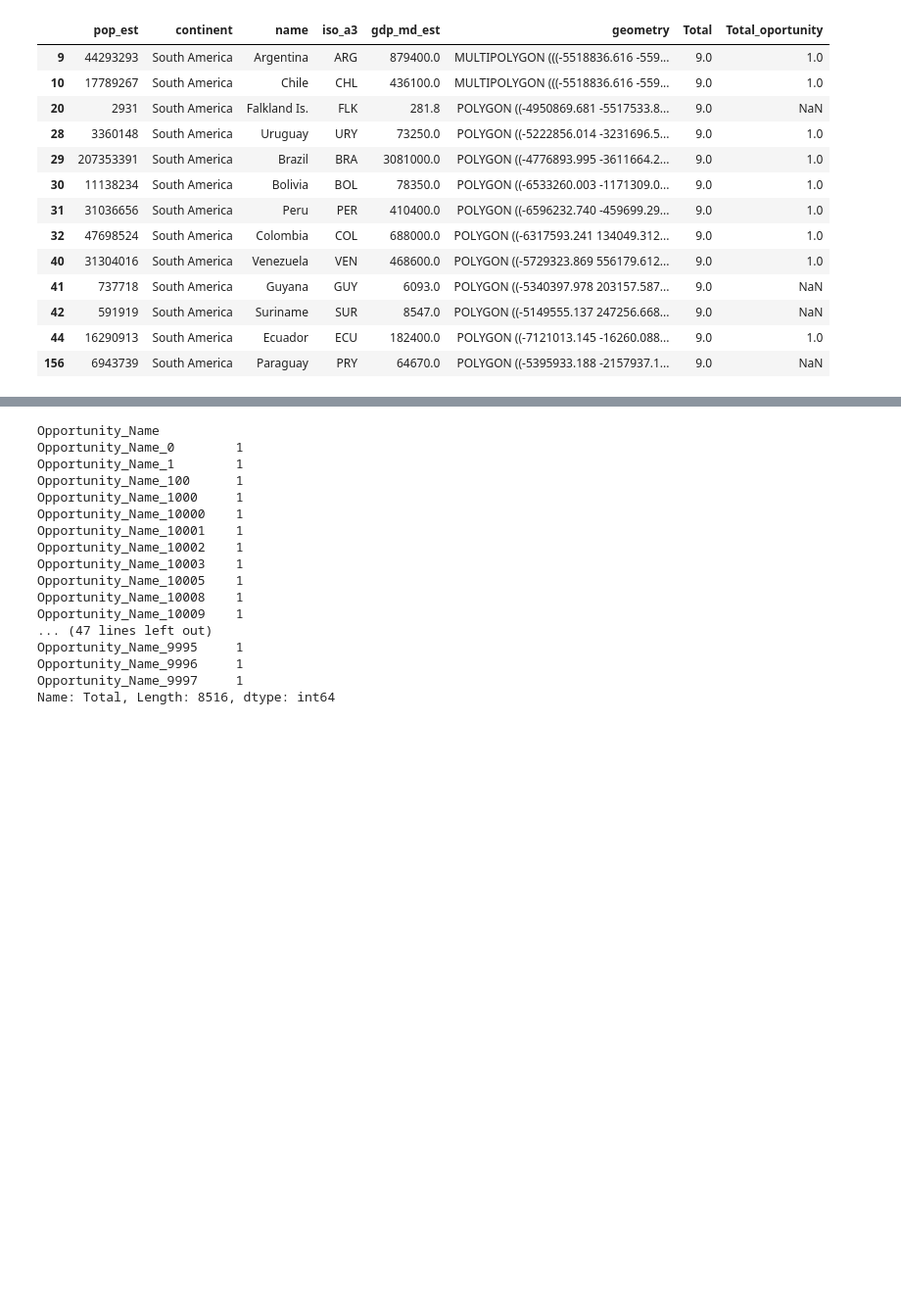
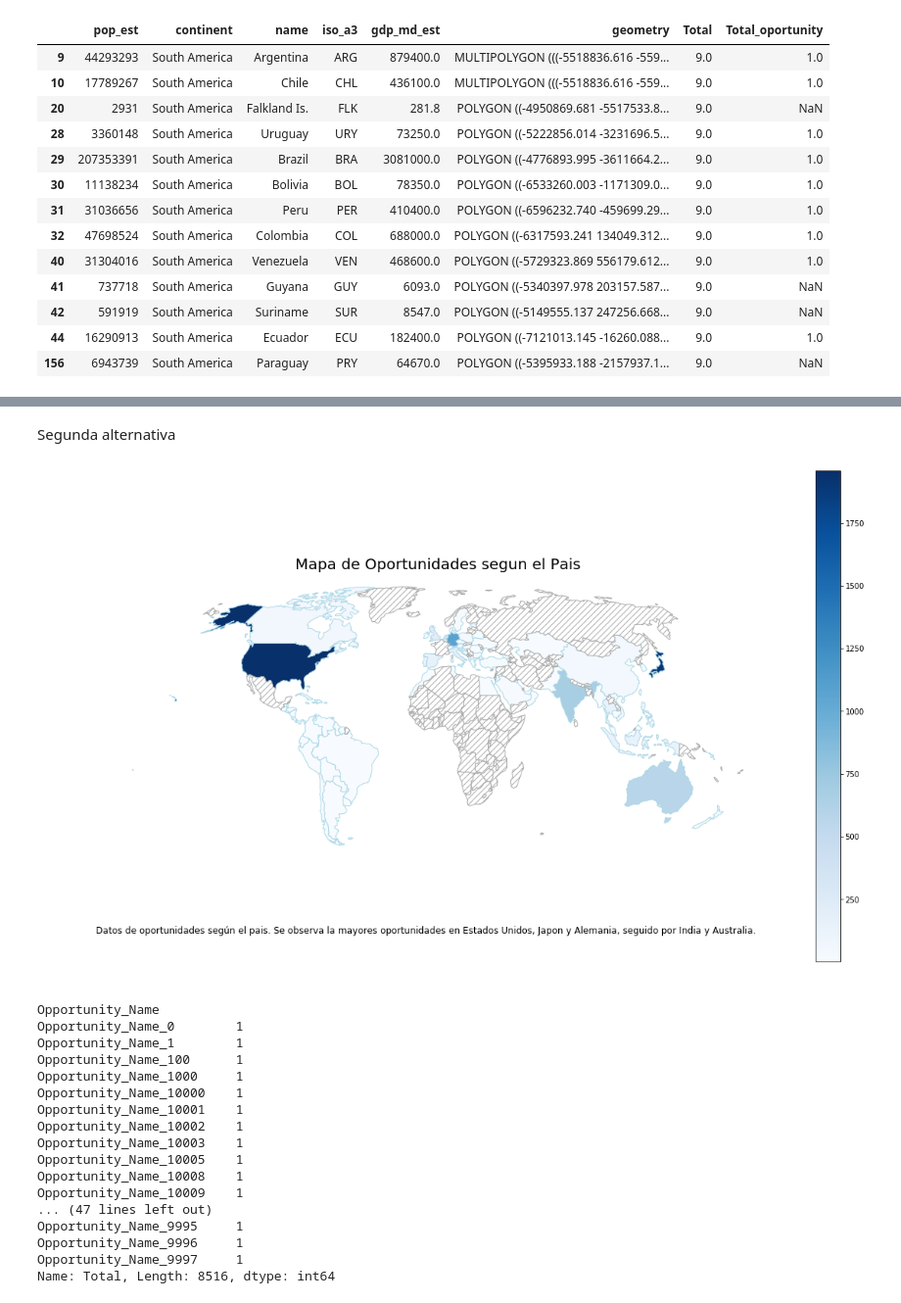
Before and after one commit to faristegui/tpdatos-2c-2020, a Jupyter notebook: tp1-cesar.ipynb, the cells around one changed output, grey strips where cells are left out. Shown at 98% size. Drawn from its saved outputs; the diff is of its cells as text; code cells hidden in the pictures; blank space fills up the shorter version.

```diff
--- a/tp1-cesar.ipynb
+++ b/tp1-cesar.ipynb
@@ -1737,3 +1737,18 @@ legend.prop.set_size(12)
+# %% [markdown]
+Segunda alternativa
+# %%
+ax = paisesConOportunidades.plot(column='Total_oportunity', cmap='Blues', figsize=(20, 12), legend=True, edgecolor='lightblue')
+paisesSinOportunidades.plot(ax=ax, color='#ffffff', hatch='///', edgecolor='#aaaaaa')
+
+ax.set_title('Mapa de Oportunidades segun el Pais', fontdict={'fontsize': 20}, loc='center')
+description = '''
+Datos de oportunidades según el pais. Se observa la mayores oportunidades en Estados Unidos, Japon y Alemania, seguido por India y Australia. \n
+'''.strip()
+ax.annotate(description, xy=(0.07, 0.1), size=12, xycoords='figure fraction')
+
+ax.set_axis_off()
+# %% [output]
+[figure, added]
 # %%
 df_train_oportunity.groupby('Opportunity_Name')['Total'].count()
 # %% [output]
```
Also changed, not shown: parts of 16 cells of this notebook.
